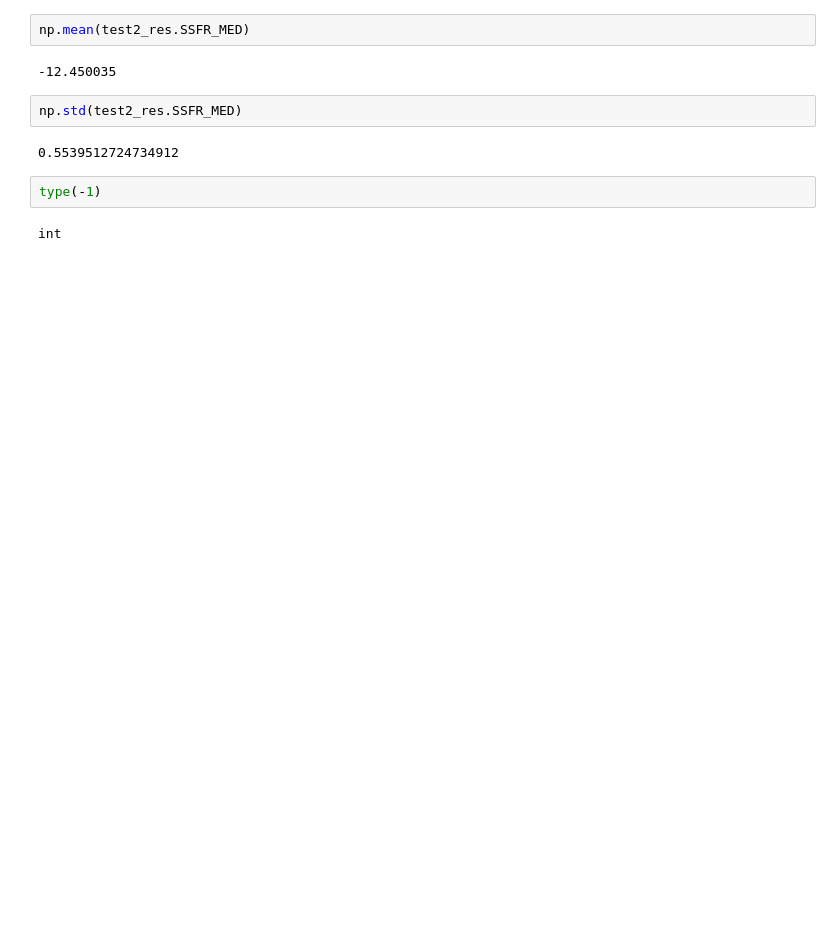
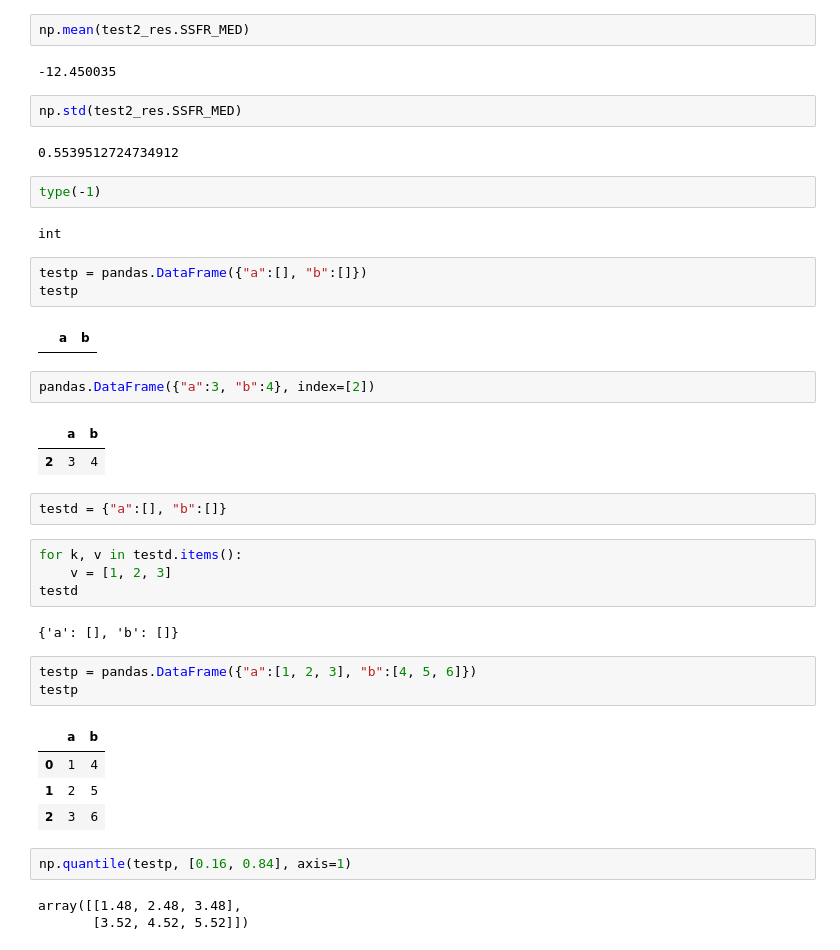
Before and after one commit to MartinBriday/pylephare, a Jupyter notebook: notebooks/test_lephare.ipynb, the cells around one changed output. Saved outputs shown, nothing was run; the diff lists cells and outputs as text; blank space fills up the shorter version.

```diff
--- a/notebooks/test_lephare.ipynb
+++ b/notebooks/test_lephare.ipynb
@@ -237,3 +264,34 @@ np.std(test2_res.SSFR_MED)
 type(-1)
 # %% [output]
 int
+# %%
+testp = pandas.DataFrame({"a":[], "b":[]})
+testp
+# %% [output]
+|  | a | b |
+# %%
+pandas.DataFrame({"a":3, "b":4}, index=[2])
+# %% [output]
+|  | a | b |
+| 2 | 3 | 4 |
+# %%
+testd = {"a":[], "b":[]}
+# %%
+for k, v in testd.items():
+    v = [1, 2, 3]
+testd
+# %% [output]
+{'a': [], 'b': []}
+# %%
+testp = pandas.DataFrame({"a":[1, 2, 3], "b":[4, 5, 6]})
+testp
+# %% [output]
+|  | a | b |
+| 0 | 1 | 4 |
+| 1 | 2 | 5 |
+| 2 | 3 | 6 |
+# %%
+np.quantile(testp, [0.16, 0.84], axis=1)
+# %% [output]
+array([[1.48, 2.48, 3.48],
+       [3.52, 4.52, 5.52]])
```
Also changed, not shown: parts of 3 cells of this notebook, 2 other files.
